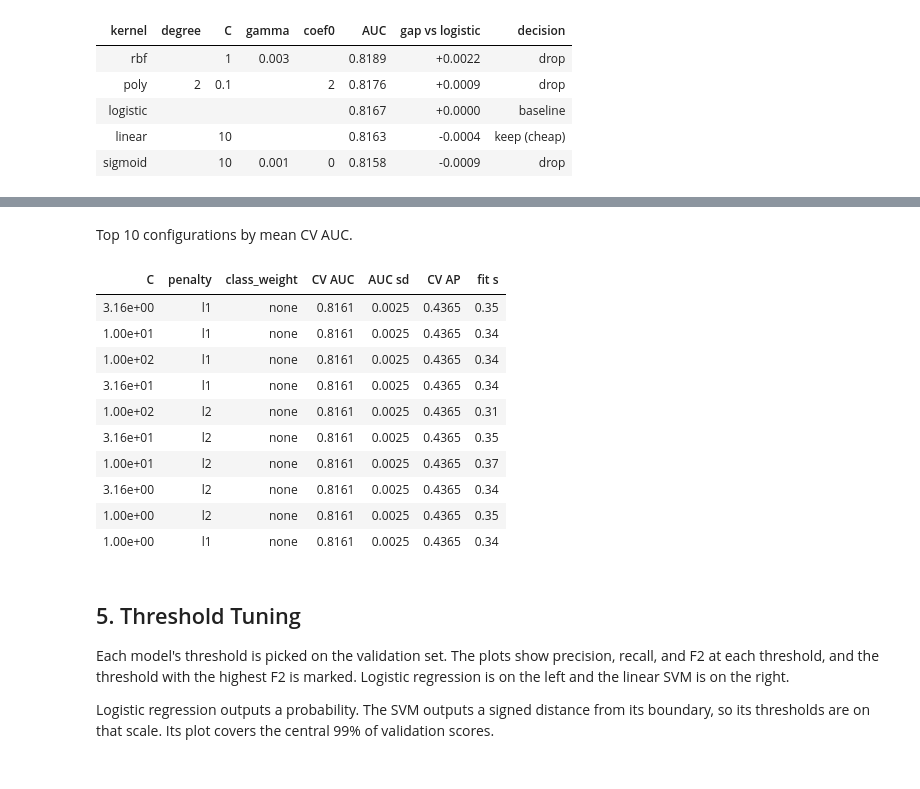
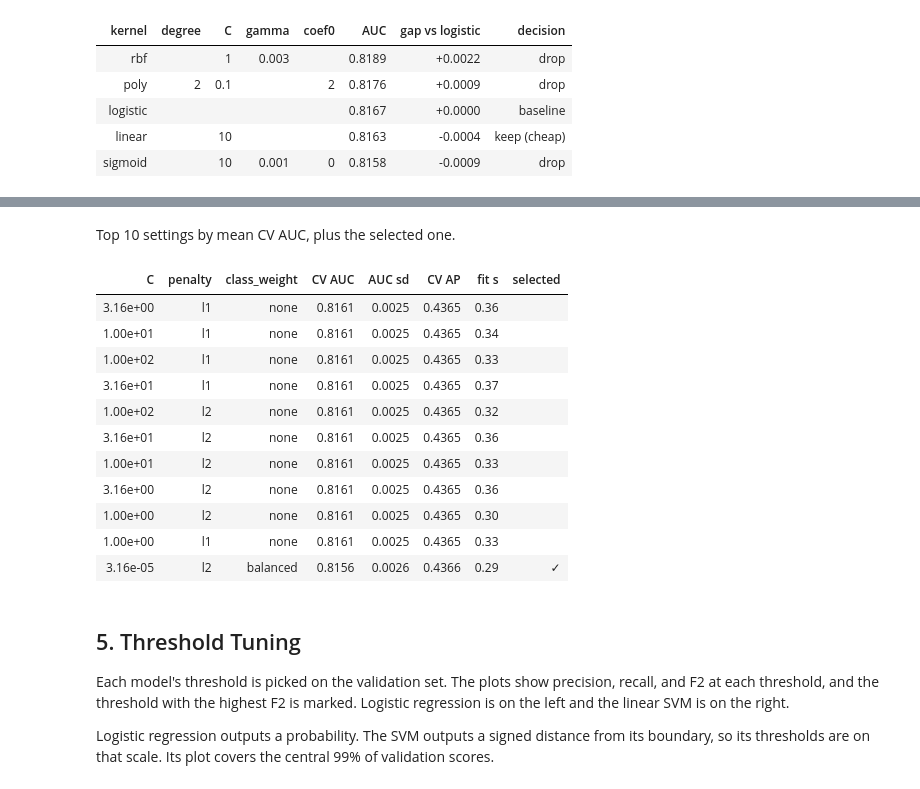
Before and after one commit to Lone-Wolfgang/brfss2015-diabetes-eda, a Jupyter notebook: Lab2/WolfgangKlein.ipynb, the cells around one changed output, grey strips where cells are left out. Drawn from its saved outputs; the diff is of its cells as text; code cells hidden in the pictures.

```diff
--- a/Lab2/WolfgangKlein.ipynb
+++ b/Lab2/WolfgangKlein.ipynb
@@ -389,0 +414,22 @@ best: {'C': np.float64(3.1622776601683795), 'class_weight': None, 'penalty': 'l1
+# %%
+cv = pd.DataFrame(res)
+cv["C"]            = cv["param_linearsvc__C"].astype(float)
+cv["penalty"]      = cv["param_linearsvc__penalty"]
+cv["class_weight"] = cv["param_linearsvc__class_weight"].fillna("none")
+top = cv["mean_test_AUC"].idxmax()
+tol = cv.loc[top, "std_test_AUC"] / np.sqrt(N_FOLDS)
+sel = svm_search.best_index_
+
+fig, ax = plt.subplots(figsize=(8.5, 4.6))
+colors = {"none": PALETTE["pos"], "balanced": PALETTE["prot"]}
+for (pen, cw), g in cv.groupby(["penalty", "class_weight"]):
+    ax.plot(g["C"], g["mean_test_AUC"], color=colors[cw], ls="--" if pen == "l1" else "-",
+            marker="o", ms=3.5, lw=1.6, label=f"{pen.upper()}, {'unweighted' if cw == 'none' else 'balanced'}")
+ax.axhspan(cv.loc[top, "mean_test_AUC"] - tol, cv.loc[top, "mean_test_AUC"],
+           color=PALETTE["accent"], alpha=.18, lw=0, label="within 1 SE of best")
+ax.plot(cv.loc[sel, "C"], cv.loc[sel, "mean_test_AUC"], "o", ms=12, mfc="none",
+        mec=PALETTE["accent"], mew=2, label="selected")
+ax.set_xscale("log"); ax.set_ylim(0.805, 0.8175)
+ax.set_xlabel("C (log scale; smaller = stronger regularization)"); ax.set_ylabel("mean CV AUC")
+ax.set_title("Linear SVM: 5-fold CV AUC by C"); ax.legend(loc="lower right", ncol=2)
+plt.tight_layout(); plt.show()
@@ -390,30 +450,32 @@ best: {'C': np.float64(3.1622776601683795), 'class_weight': None, 'penalty': 'l1
 # %% [markdown]
-Top 10 configurations by mean CV AUC.
+Top 10 settings by mean CV AUC, plus the selected one.
 # %%
-cv = pd.DataFrame(svm_search.cv_results_)
+show = cv.sort_values("mean_test_AUC", ascending=False).head(10).index.union([sel])
 cv_table = pd.DataFrame({
-    "C":            cv["param_linearsvc__C"].astype(float),
-    "penalty":      cv["param_linearsvc__penalty"],
-    "class_weight": cv["param_linearsvc__class_weight"].fillna("none"),
+    "C":            cv["C"],
+    "penalty":      cv["penalty"],
+    "class_weight": cv["class_weight"],
     "CV AUC":       cv["mean_test_AUC"],
     "AUC sd":       cv["std_test_AUC"],
     "CV AP":        cv["mean_test_AP"],
     "fit s":        cv["mean_fit_time"],
-}).sort_values("CV AUC", ascending=False).head(10)
+    "selected":     np.where(cv.index == sel, "✓", ""),
+}).loc[show].sort_values("CV AUC", ascending=False)
 display(cv_table.style.format({"C": "{:.2e}", "CV AUC": "{:.4f}", "AUC sd": "{:.4f}",
                                "CV AP": "{:.4f}", "fit s": "{:.2f}"}).hide(axis="index"))
 # %% [output]
-| C | penalty | class_weight | CV AUC | AUC sd | CV AP | fit s |
-| 3.16e+00 | l1 | none | 0.8161 | 0.0025 | 0.4365 | 0.35 |
-| 1.00e+01 | l1 | none | 0.8161 | 0.0025 | 0.4365 | 0.34 |
-| 1.00e+02 | l1 | none | 0.8161 | 0.0025 | 0.4365 | 0.34 |
-| 3.16e+01 | l1 | none | 0.8161 | 0.0025 | 0.4365 | 0.34 |
-| 1.00e+02 | l2 | none | 0.8161 | 0.0025 | 0.4365 | 0.31 |
-| 3.16e+01 | l2 | none | 0.8161 | 0.0025 | 0.4365 | 0.35 |
-| 1.00e+01 | l2 | none | 0.8161 | 0.0025 | 0.4365 | 0.37 |
-| 3.16e+00 | l2 | none | 0.8161 | 0.0025 | 0.4365 | 0.34 |
-| 1.00e+00 | l2 | none | 0.8161 | 0.0025 | 0.4365 | 0.35 |
-| 1.00e+00 | l1 | none | 0.8161 | 0.0025 | 0.4365 | 0.34 |
+| C | penalty | class_weight | CV AUC | AUC sd | CV AP | fit s | selected |
+| 3.16e+00 | l1 | none | 0.8161 | 0.0025 | 0.4365 | 0.36 |  |
+| 1.00e+01 | l1 | none | 0.8161 | 0.0025 | 0.4365 | 0.34 |  |
+| 1.00e+02 | l1 | none | 0.8161 | 0.0025 | 0.4365 | 0.33 |  |
+| 3.16e+01 | l1 | none | 0.8161 | 0.0025 | 0.4365 | 0.37 |  |
+| 1.00e+02 | l2 | none | 0.8161 | 0.0025 | 0.4365 | 0.32 |  |
+| 3.16e+01 | l2 | none | 0.8161 | 0.0025 | 0.4365 | 0.36 |  |
+| 1.00e+01 | l2 | none | 0.8161 | 0.0025 | 0.4365 | 0.33 |  |
+| 3.16e+00 | l2 | none | 0.8161 | 0.0025 | 0.4365 | 0.36 |  |
+| 1.00e+00 | l2 | none | 0.8161 | 0.0025 | 0.4365 | 0.30 |  |
+| 1.00e+00 | l1 | none | 0.8161 | 0.0025 | 0.4365 | 0.33 |  |
+| 3.16e-05 | l2 | balanced | 0.8156 | 0.0026 | 0.4366 | 0.29 | ✓ |
 # %% [markdown]
 ## 5. Threshold Tuning
 
```
Also changed, not shown: parts of 8 cells of this notebook.
